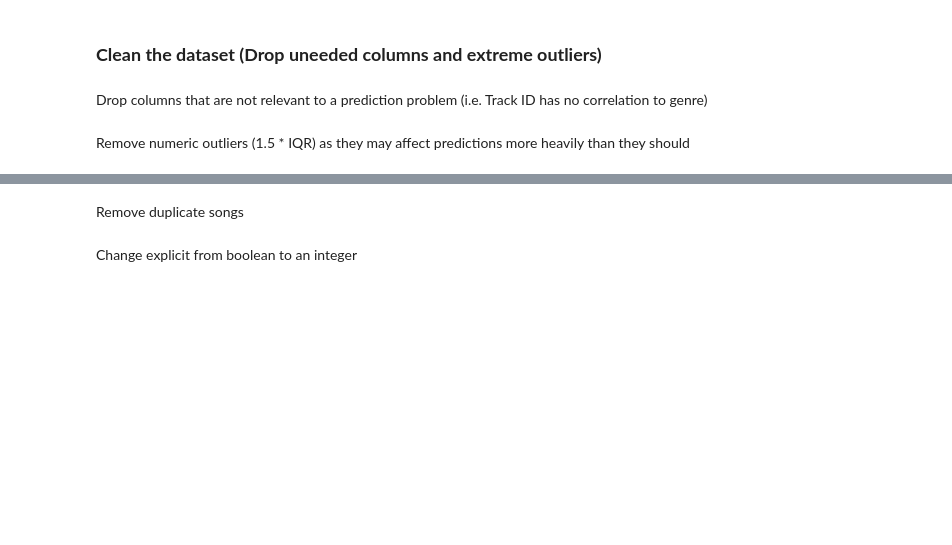
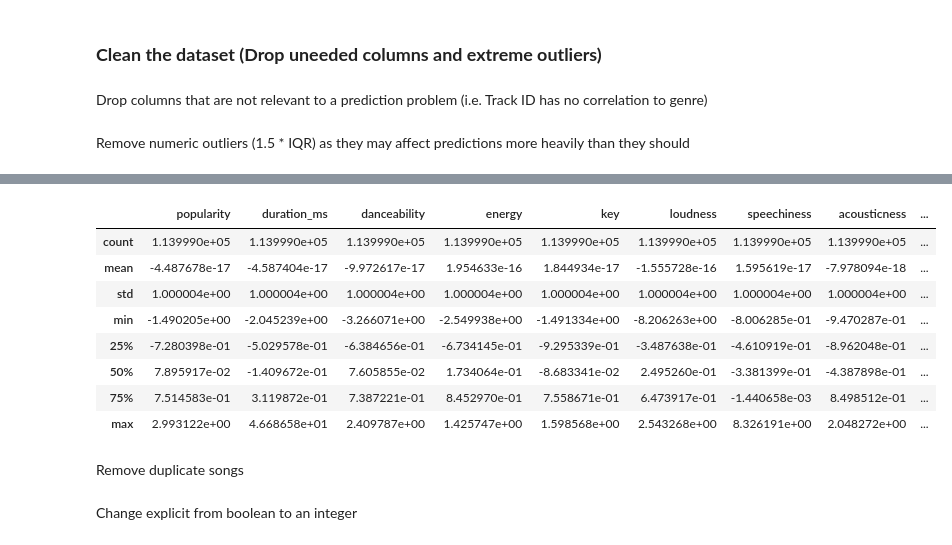
Before and after one commit to rhit-leebt2/MA384-MusicRecommender, a Jupyter notebook: Data Exploration/final-notebook.ipynb, the cells around one changed output, grey strips where cells are left out. Cells and saved outputs as stored; diff of their text form; code cells hidden in the pictures; blank space fills up the shorter version.

Commit message:
Standardizing

```diff
--- a/Data Exploration/final-notebook.ipynb
+++ b/Data Exploration/final-notebook.ipynb
@@ -40,3 +52,18 @@ df_clean.reset_index(drop=True, inplace=True)
+# %%
+# Normalize features
+cleaned_df[numeric_cols] = StandardScaler().fit_transform(cleaned_df[numeric_cols])
+
+cleaned_df.describe()
+# %% [output]
+|  | popularity | duration_ms | danceability | energy | key | loudness | speechiness | acousticness | ... |
+| count | 1.139990e+05 | 1.139990e+05 | 1.139990e+05 | 1.139990e+05 | 1.139990e+05 | 1.139990e+05 | 1.139990e+05 | 1.139990e+05 | ... |
+| mean | -4.487678e-17 | -4.587404e-17 | -9.972617e-17 | 1.954633e-16 | 1.844934e-17 | -1.555728e-16 | 1.595619e-17 | -7.978094e-18 | ... |
+| std | 1.000004e+00 | 1.000004e+00 | 1.000004e+00 | 1.000004e+00 | 1.000004e+00 | 1.000004e+00 | 1.000004e+00 | 1.000004e+00 | ... |
+| min | -1.490205e+00 | -2.045239e+00 | -3.266071e+00 | -2.549938e+00 | -1.491334e+00 | -8.206263e+00 | -8.006285e-01 | -9.470287e-01 | ... |
+| 25% | -7.280398e-01 | -5.029578e-01 | -6.384656e-01 | -6.734145e-01 | -9.295339e-01 | -3.487638e-01 | -4.610919e-01 | -8.962048e-01 | ... |
+| 50% | 7.895917e-02 | -1.409672e-01 | 7.605855e-02 | 1.734064e-01 | -8.683341e-02 | 2.495260e-01 | -3.381399e-01 | -4.387898e-01 | ... |
+| 75% | 7.514583e-01 | 3.119872e-01 | 7.387221e-01 | 8.452970e-01 | 7.558671e-01 | 6.473917e-01 | -1.440658e-03 | 8.498512e-01 | ... |
+| max | 2.993122e+00 | 4.668658e+01 | 2.409787e+00 | 1.425747e+00 | 1.598568e+00 | 2.543268e+00 | 8.326191e+00 | 2.048272e+00 | ... |
 # %% [markdown]
 Remove duplicate songs
 # %%
```
Also changed, not shown: parts of 1 cell of this notebook.
